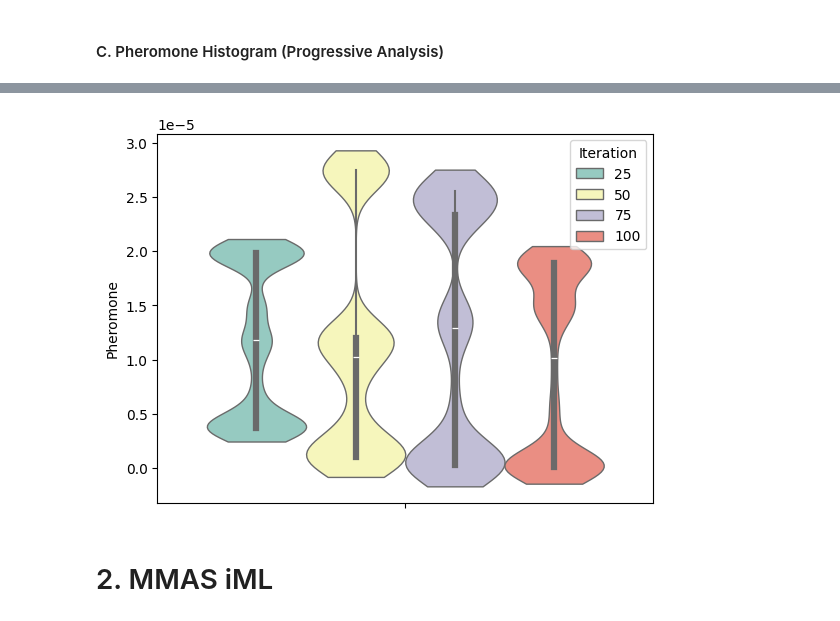
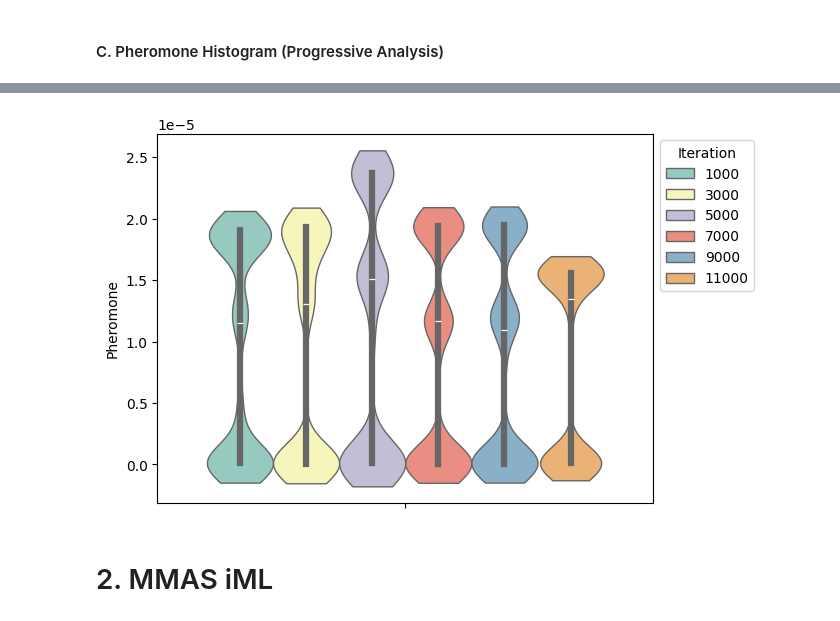
Before and after one commit to alopezmb/GAMILE, a Jupyter notebook: virtual_museum_manager/IML_TRAINING_AND_EVALUATION.ipynb, the cells around one changed output, grey strips where cells are left out. Saved outputs shown, nothing was run; the diff lists cells and outputs as text; code cells hidden in the pictures.

```diff
--- a/virtual_museum_manager/IML_TRAINING_AND_EVALUATION.ipynb
+++ b/virtual_museum_manager/IML_TRAINING_AND_EVALUATION.ipynb
@@ -168,14 +168,14 @@ def get_dataframe_pheromone_distribution_across_states(states):
             df = pd.concat([df, pd.DataFrame(d)], ignore_index=True)
     return df
 
-def train_traditional_mmas_model(algorithm_controller, total_iterations=50, save_state_every_x_iterations=10):
+def train_traditional_mmas_model(algorithm_controller, total_iterations=50, save_state_every_x_iterations=10, first_iteration=10):
     if total_iterations % save_state_every_x_iterations:
         print("ERROR. Specify a checkpoint value that is multiple of the total number of iterations to compute")
 
     total_states_to_save = int(total_iterations/save_state_every_x_iterations)
     for i in range(total_states_to_save):
         if i == 0:
-            algorithm_controller.compute_initial_iterations(limit=save_state_every_x_iterations)
+            algorithm_controller.compute_initial_iterations(limit=first_iteration)
         else:
             algorithm_controller.compute_next_iterations(limit=save_state_every_x_iterations)
     return algorithm_controller
@@ -332,7 +333,7 @@ with open('resources/space.json', 'r') as f:
 params = {
     'raw_museum_floorplan': rooms_json,
     'alpha': 1, # pheromone control parameter (higher value means less importance to pheromone)
-    'beta': 5, # weight control parameter (higher value means less importance to weight)
+    'beta': 3, # weight control parameter (higher value means less importance to weight)
     'rho': 0.05, # 0.02
     'pts': True,
     'pts_factor': 1,
@@ -383,0 +347,6 @@ for idx, state in enumerate(all_states):
+# %%
+total_iterations = 1000 #11500
+save_state_every_x_iterations =  50 # 1000
+controller = AlgorithmController(**params)
+trained_controller = train_traditional_mmas_model(controller, total_iterations=total_iterations,
+                                                  save_state_every_x_iterations=save_state_every_x_iterations, first_iteration=10)
@@ -414,3 +440,4 @@ RHO MIN : 5.541251887829239e-08
 # %%
 df_all_states = get_dataframe_pheromone_distribution_across_states(all_states)
+df_specific_iters = df_all_states[df_all_states["Iteration"].isin([1000, 3000, 5000, 7000, 9000, 11000])]
 # %%
@@ -428,9 +460,12 @@ plt.show()
 # %%
+# INCLUDE
 # https://seaborn.pydata.org/examples/wide_form_violinplot.html
-comp_vp = sns.violinplot(data=df_all_states, hue='Iteration', y='Pheromone', bw_adjust=.5, cut=1, linewidth=1, palette="Set3")
-# comp_vp.set(yscale="log")
+comp_vp = sns.violinplot(data=df_specific_iters, hue='Iteration', y='Pheromone', bw_adjust=.5, cut=1, linewidth=1, palette="Set3")
+sns.move_legend(comp_vp, "upper left", bbox_to_anchor=(1, 1))
+plt.savefig('evaluation_figures/mmas_no_iml/violinplot_conjunto_traditional_mmas_11500iters.png', dpi=300)
+#comp_vp.set(yscale="log")
 # %% [output]
-[figure, old version]
+[figure, new version]
 # %% [markdown]
 # 2. MMAS iML
 # %%
```
Also changed, not shown: parts of 45 cells of this notebook, 3 other files.
